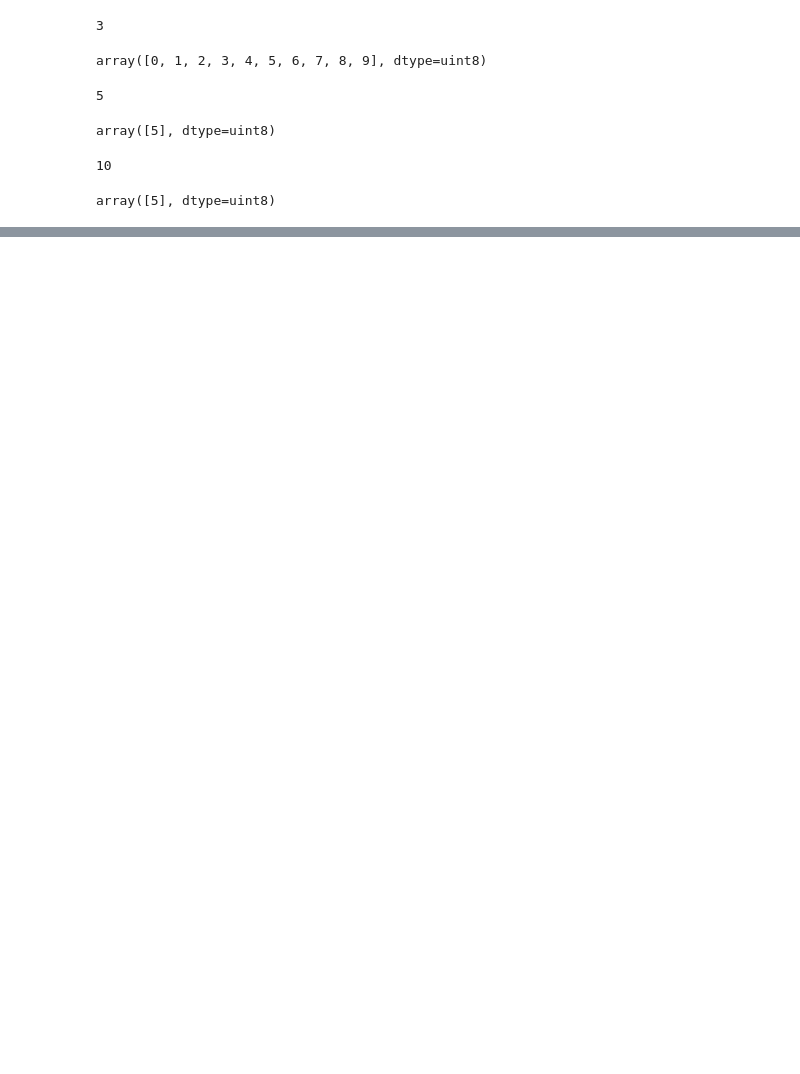
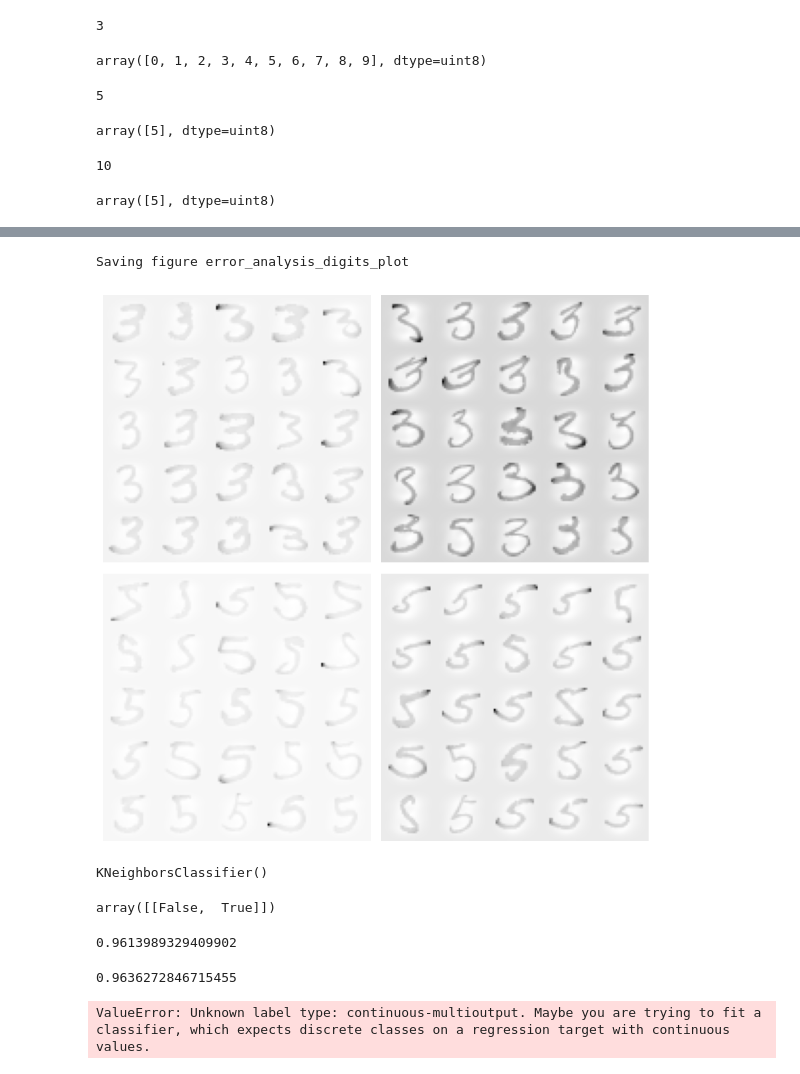
Before and after one commit to Piyush-io/Machine_Learning, a Jupyter notebook: Classification_Chapter3.ipynb, the cells around one changed output, grey strips where cells are left out. Drawn from its saved outputs; the diff is of its cells as text; code cells hidden in the pictures; blank space fills up the shorter version.

```diff
--- a/Classification_Chapter3.ipynb
+++ b/Classification_Chapter3.ipynb
@@ -297,0 +341,64 @@ array([5], dtype=uint8)
+# %%
+# EXTRA
+def plot_digits(instances, images_per_row=10, **options):
+    size = 28
+    images_per_row = min(len(instances), images_per_row)
+    # This is equivalent to n_rows = ceil(len(instances) / images_per_row):
+    n_rows = (len(instances) - 1) // images_per_row + 1
+
+    # Append empty images to fill the end of the grid, if needed:
+    n_empty = n_rows * images_per_row - len(instances)
+    padded_instances = np.concatenate([instances, np.zeros((n_empty, size * size))], axis=0)
+
+    # Reshape the array so it's organized as a grid containing 28×28 images:
+    image_grid = padded_instances.reshape((n_rows, images_per_row, size, size))
+
+    # Combine axes 0 and 2 (vertical image grid axis, and vertical image axis),
+    # and axes 1 and 3 (horizontal axes). We first need to move the axes that we
+    # want to combine next to each other, using transpose(), and only then we
+    # can reshape:
+    big_image = image_grid.transpose(0, 2, 1, 3).reshape(n_rows * size,
+                                                         images_per_row * size)
+    # Now that we have a big image, we just need to show it:
+    plt.imshow(big_image, cmap = mpl.cm.binary, **options)
+    plt.axis("off")
+# %%
+cl_a, cl_b = 3, 5
+X_aa = X_train[(y_train == cl_a) & (y_train_pred == cl_a)]
+X_ab = X_train[(y_train == cl_a) & (y_train_pred == cl_b)]
+X_ba = X_train[(y_train == cl_b) & (y_train_pred == cl_a)]
+X_bb = X_train[(y_train == cl_b) & (y_train_pred == cl_b)]
+
+plt.figure(figsize=(8,8))
+plt.subplot(221); plot_digits(X_aa[:25], images_per_row=5)
+plt.subplot(222); plot_digits(X_ab[:25], images_per_row=5)
+plt.subplot(223); plot_digits(X_ba[:25], images_per_row=5)
+plt.subplot(224); plot_digits(X_bb[:25], images_per_row=5)
+save_fig("error_analysis_digits_plot")
+plt.show()
+# %% [output]
+Saving figure error_analysis_digits_plot
+[figure, added]
+# %%
+from sklearn.neighbors import KNeighborsClassifier
+y_train_large = (y_train >= 7)
+y_train_odd = (y_train % 2 == 1)
+y_multilabel = np.c_[y_train_large , y_train_odd]
+knn_clf = KNeighborsClassifier()
+knn_clf.fit(X_train , y_multilabel)
+# %% [output]
+KNeighborsClassifier()
+# %%
+knn_clf.predict([some_digit])
+# %% [output]
+array([[False,  True]])
+# %%
+y_train_knn_pred = cross_val_predict(knn_clf, X_train , y_multilabel , cv = 3)
+f1_score(y_multilabel , y_train_knn_pred, average = 'macro')
+# %% [output]
+0.9613989329409902
+# %%
+y_train_knn_pred = cross_val_predict(knn_clf, X_train , y_multilabel , cv = 3)
+f1_score(y_multilabel , y_train_knn_pred, average = 'weighted')
+# %% [output]
+0.9636272846715455
@@ -297,0 +429,8 @@ array([5], dtype=uint8)
+# %%
+some_index = 0
+knn_clf.fit(X_train_mod, y_train_mod)
+clean_digit = knn_clf.predict([X_test_mod[some_index]])
+plot_digits(clean_digit)
+save_fig("cleaned_digit_example_plot")
+# %% [output]
+ValueError: Unknown label type: continuous-multioutput. Maybe you are trying to fit a classifier, which expects discrete classes on a regression target with continuous values.
```
Also changed, not shown: parts of 32 cells of this notebook, 3 other files.
